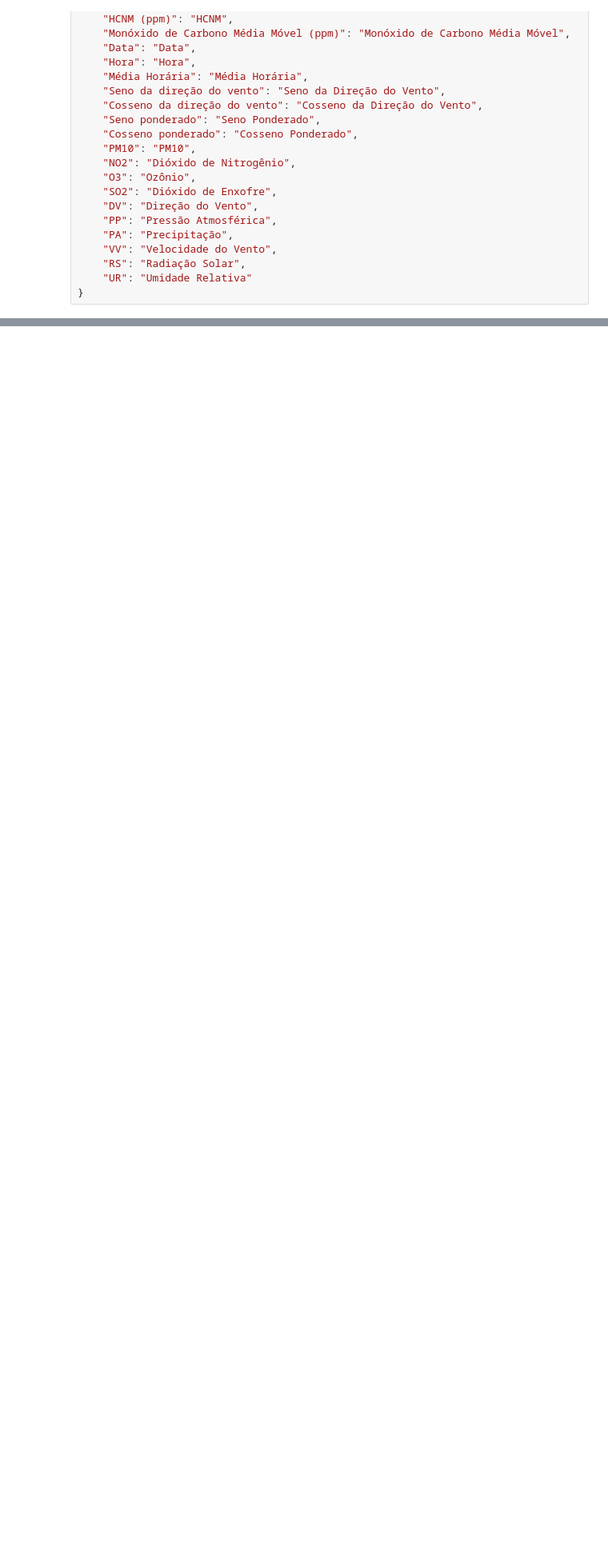
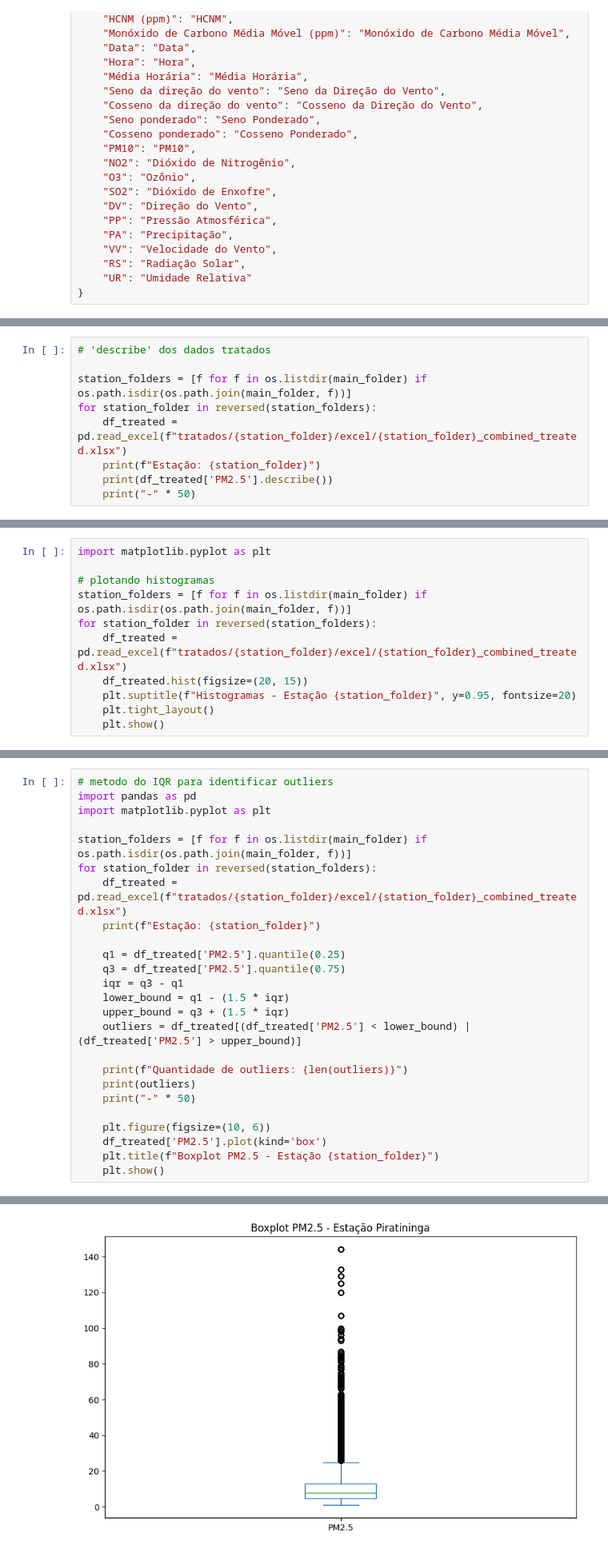
Before and after one commit to DanielPortes/pm25-plots, a Jupyter notebook: main.ipynb, the cells around one changed output, grey strips where cells are left out. Shown at 80% size. Cells and saved outputs as stored; diff of their text form; blank space fills up the shorter version.

```diff
--- a/main.ipynb
+++ b/main.ipynb
@@ -158,0 +146,9 @@ Estação: Cascata, Ano: 2009, Dados ausentes de PM2.5: 8760/8760 (100.00%)
+# %%
+# 'describe' dos dados tratados
+
+station_folders = [f for f in os.listdir(main_folder) if os.path.isdir(os.path.join(main_folder, f))]
+for station_folder in reversed(station_folders):
+    df_treated = pd.read_excel(f"tratados/{station_folder}/excel/{station_folder}_combined_treated.xlsx")
+    print(f"Estação: {station_folder}")
+    print(df_treated['PM2.5'].describe())
+    print("-" * 50)
@@ -158,0 +173,11 @@ Estação: Cascata, Ano: 2009, Dados ausentes de PM2.5: 8760/8760 (100.00%)
+# %%
+import matplotlib.pyplot as plt
+
+# plotando histogramas
+station_folders = [f for f in os.listdir(main_folder) if os.path.isdir(os.path.join(main_folder, f))]
+for station_folder in reversed(station_folders):
+    df_treated = pd.read_excel(f"tratados/{station_folder}/excel/{station_folder}_combined_treated.xlsx")
+    df_treated.hist(figsize=(20, 15))
+    plt.suptitle(f"Histogramas - Estação {station_folder}", y=0.95, fontsize=20)
+    plt.tight_layout()
+    plt.show()
@@ -158,0 +187,26 @@ Estação: Cascata, Ano: 2009, Dados ausentes de PM2.5: 8760/8760 (100.00%)
+# %%
+# metodo do IQR para identificar outliers
+import pandas as pd
+import matplotlib.pyplot as plt
+
+station_folders = [f for f in os.listdir(main_folder) if os.path.isdir(os.path.join(main_folder, f))]
+for station_folder in reversed(station_folders):
+    df_treated = pd.read_excel(f"tratados/{station_folder}/excel/{station_folder}_combined_treated.xlsx")
+    print(f"Estação: {station_folder}")
+
+    q1 = df_treated['PM2.5'].quantile(0.25)
+    q3 = df_treated['PM2.5'].quantile(0.75)
+    iqr = q3 - q1
+    lower_bound = q1 - (1.5 * iqr)
+    upper_bound = q3 + (1.5 * iqr)
+    outliers = df_treated[(df_treated['PM2.5'] < lower_bound) | (df_treated['PM2.5'] > upper_bound)]
+
+    print(f"Quantidade de outliers: {len(outliers)}")
+    print(outliers)
+    print("-" * 50)
+
+    plt.figure(figsize=(10, 6))
+    df_treated['PM2.5'].plot(kind='box')
+    plt.title(f"Boxplot PM2.5 - Estação {station_folder}")
+    plt.show()
+# %% [output]
@@ -159,3 +230,4 @@ Estação: Cascata, Ano: 2009, Dados ausentes de PM2.5: 8760/8760 (100.00%)
+[figure, added]
 # %%
 import os
 import pandas as pd
```
Also changed, not shown: parts of 6 cells of this notebook, 1 other file.
